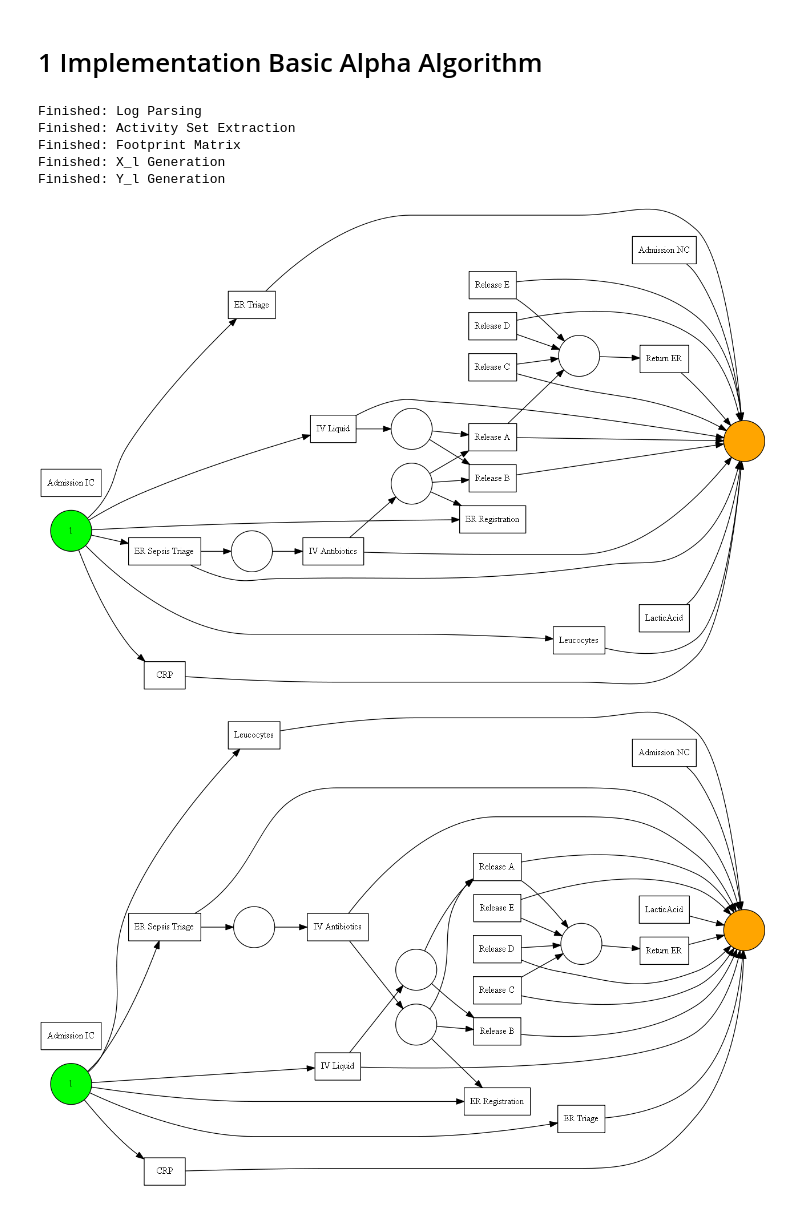
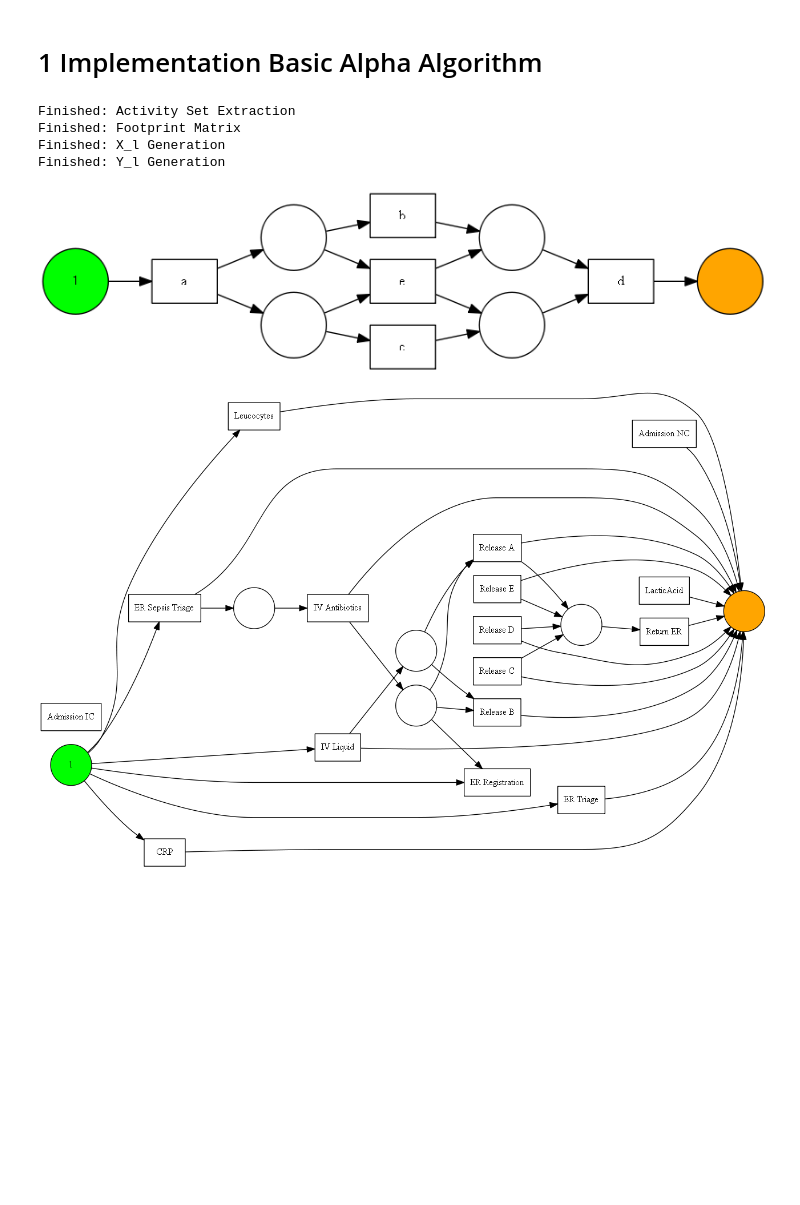
Before and after one commit to Janek7/alpha-miner-extension, a Jupyter notebook: AlphaMiner.ipynb, the cells around one changed output. Saved outputs shown, nothing was run; the diff lists cells and outputs as text; code cells hidden in the pictures; blank space fills up the shorter version.

```diff
--- a/AlphaMiner.ipynb
+++ b/AlphaMiner.ipynb
@@ -233,36 +234,35 @@ Alternatively, a regular log file can be passed on to the function.
 """
 
 # dummy logs (miner can handle 1-3, but produces wrong net for log 4 (loop of one))
 dl1 = [["a","b","c","d"],
        ["a","c","b","d"],
        ["a","e","d"]]
 dl2 = [["a","c","e","g"],
        ["a","e","c","g"],
        ["b","d","f","g"],
        ["b","f","d","g"]]
 dl3 = [["a","b","e","f"],
        ["a","b","e","c","d","b","f"],
        ["a","b","c","e","d","b","f"],
        ["a","b","c","d","e","b","f"],
        ["a","e","b","c","d","b","f"]]
 dl4 = [["a","c"],
        ["a","b","c"],
        ["a","b","b","c"],
        ["a","b","b","b","b","c"]]
 
-net, initial_marking, final_marking = am.apply_alpha_algorithm(log="sepsis.xes")
+net, initial_marking, final_marking = am.apply_alpha_algorithm(log="sepsis.xes", dummy_log=dl1)
 #net, initial_marking, final_marking = am.apply_alpha_algorithm(log="",dummy_log=dl4)
 
 # visualize (TODO: create function for visualization)
 gviz = pn_visualizer.apply(net, initial_marking, final_marking)
 pn_visualizer.view(gviz)
 # %% [output]
-Finished: Log Parsing
 Finished: Activity Set Extraction
 Finished: Footprint Matrix
 Finished: X_l Generation
 Finished: Y_l Generation
-[figure, old version]
+[figure, new version]
 # %%
 """
 Below, the pre-implemented pm4py AlphaMiner is applied to the same test log.
```
Also changed, not shown: parts of 4 cells of this notebook.
